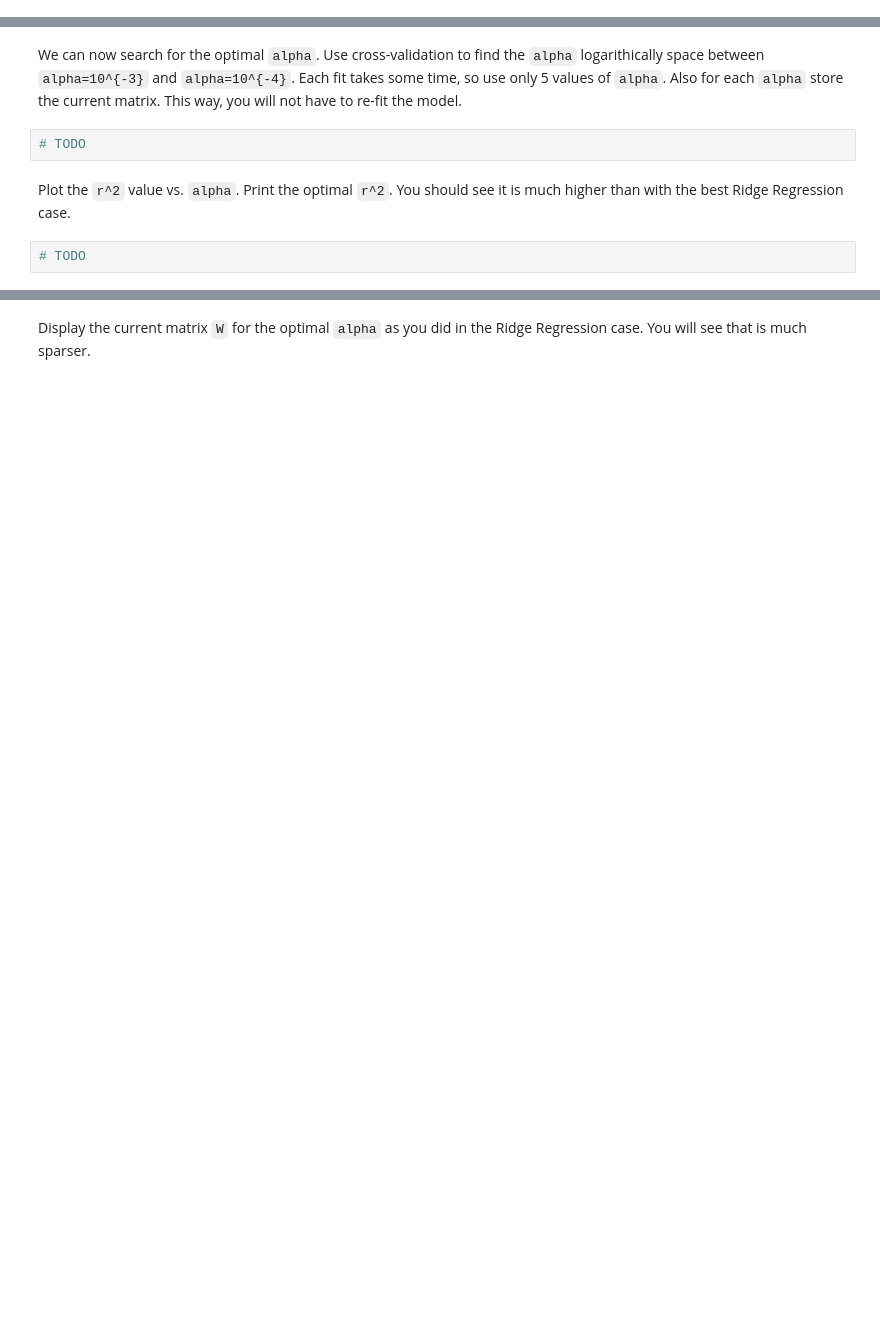
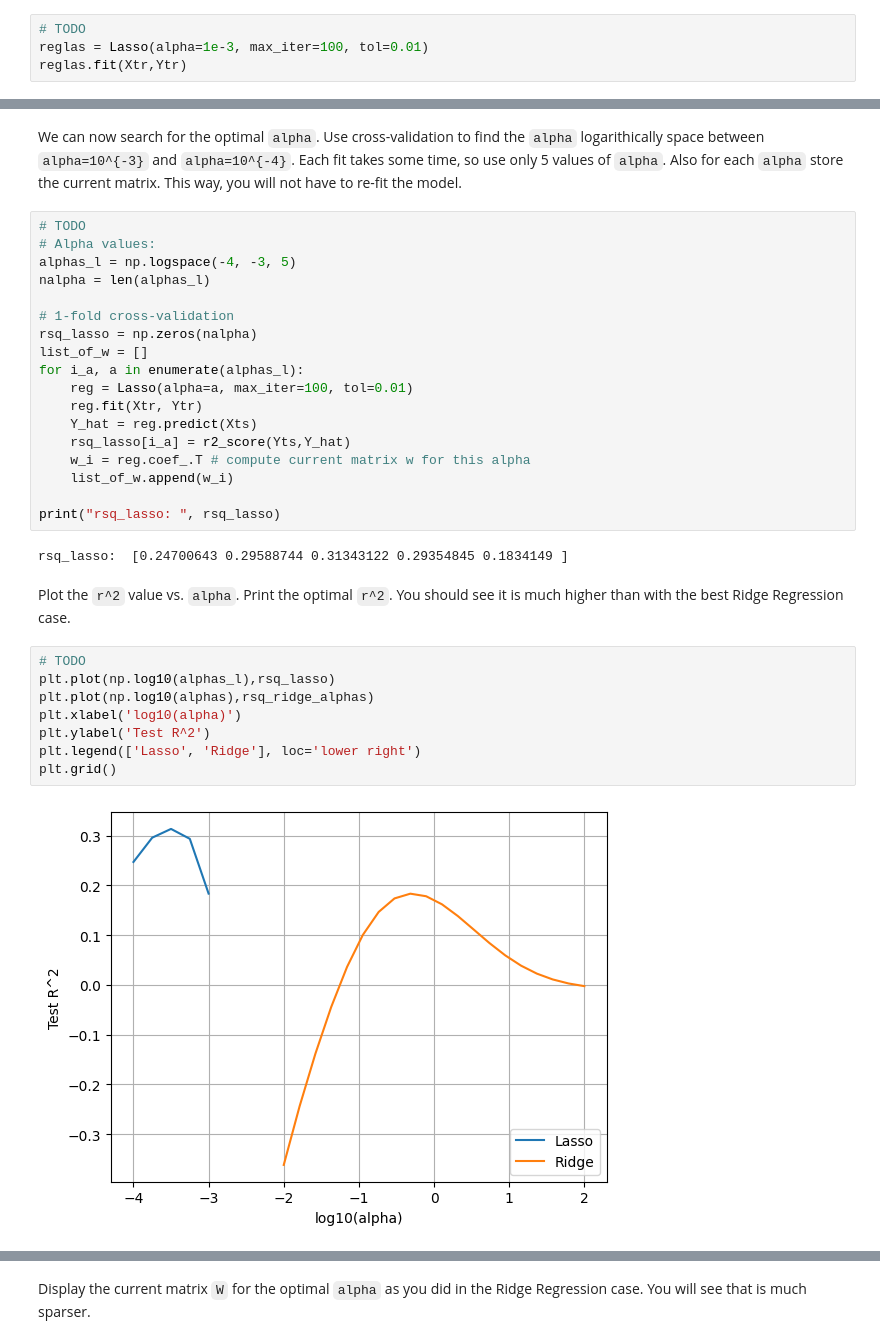
Before and after one commit to MYRONZHWENG/introml, a Jupyter notebook: unit05_lasso/lab_eeg_partial.ipynb, the cells around one changed output, grey strips where cells are left out. Cells and saved outputs as stored; diff of their text form; blank space fills up the shorter version.

```diff
--- a/unit05_lasso/lab_eeg_partial.ipynb
+++ b/unit05_lasso/lab_eeg_partial.ipynb
@@ -128,0 +213,4 @@ Re-fit the training data using the `Lasso` model with `alpha=1e-3`.  Also set `m
+# %%
+# TODO
+reglas = Lasso(alpha=1e-3, max_iter=100, tol=0.01)
+reglas.fit(Xtr,Ytr)
@@ -133,8 +228,34 @@ Now, test the model on the test data and measure the `R^2` value.  You should ge
 # %% [markdown]
 We can now search for the optimal `alpha`.  Use cross-validation to find the `alpha` logarithically space between `alpha=10^{-3}` and `alpha=10^{-4}`.  Each fit takes some time, so use only 5 values of `alpha`. Also for each `alpha` store the current matrix.  This way, you will not have to re-fit the model.
-# %%
-# TODO
+# %%
+# TODO
+# Alpha values:
+alphas_l = np.logspace(-4, -3, 5)
+nalpha = len(alphas_l)
+
+# 1-fold cross-validation
+rsq_lasso = np.zeros(nalpha)
+list_of_w = []
+for i_a, a in enumerate(alphas_l):
+    reg = Lasso(alpha=a, max_iter=100, tol=0.01)
+    reg.fit(Xtr, Ytr)
+    Y_hat = reg.predict(Xts)
+    rsq_lasso[i_a] = r2_score(Yts,Y_hat)
+    w_i = reg.coef_.T # compute current matrix w for this alpha
+    list_of_w.append(w_i)
+
+print("rsq_lasso: ", rsq_lasso)
+# %% [output]
+rsq_lasso:  [0.24700643 0.29588744 0.31343122 0.29354845 0.1834149 ]
 # %% [markdown]
 Plot the `r^2` value vs. `alpha`.  Print the optimal `r^2`.  You should see it is much higher than with the best Ridge Regression case.
-# %%
-# TODO
+# %%
+# TODO
+plt.plot(np.log10(alphas_l),rsq_lasso)
+plt.plot(np.log10(alphas),rsq_ridge_alphas)
+plt.xlabel('log10(alpha)')
+plt.ylabel('Test R^2')
+plt.legend(['Lasso', 'Ridge'], loc='lower right')
+plt.grid()
+# %% [output]
+[figure, added]
```
Also changed, not shown: parts of 23 cells of this notebook, 1 other file.
